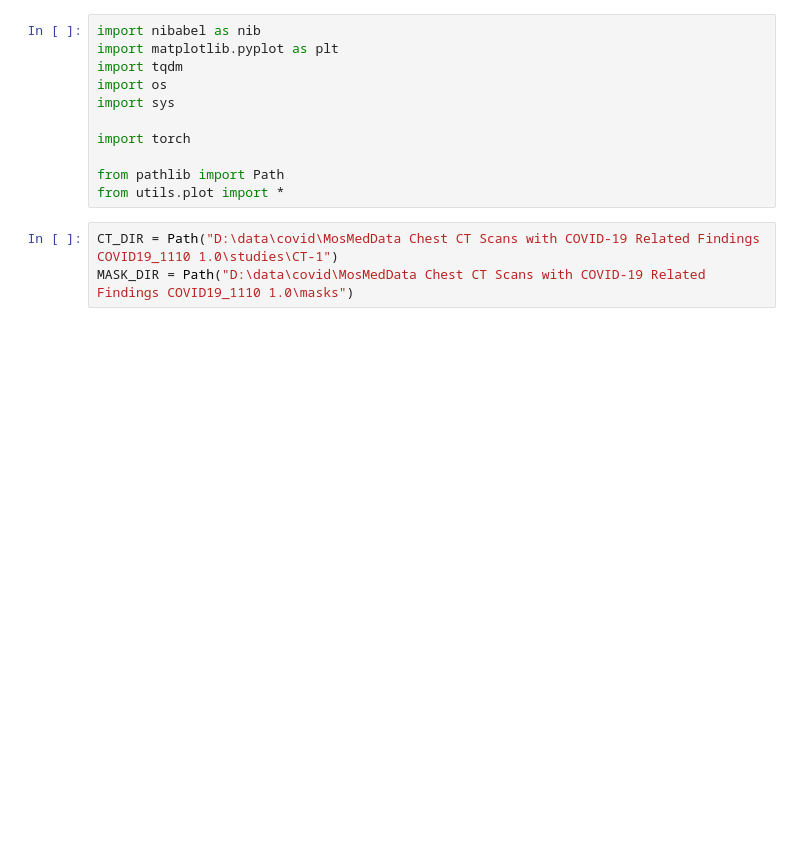
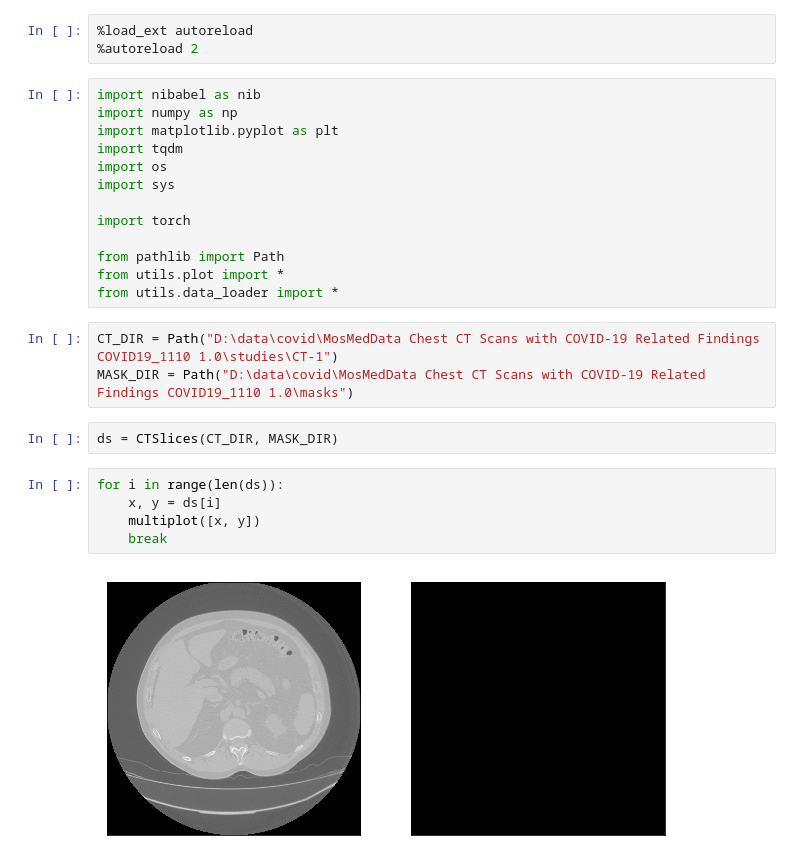
Before and after one commit to sremedios/hophacks-2020, a Jupyter notebook: data_exploration.ipynb, the cells around one changed output. Cells and saved outputs as stored; diff of their text form; blank space fills up the shorter version.

```diff
--- a/data_exploration.ipynb
+++ b/data_exploration.ipynb
@@ -1,5 +1,9 @@
+# %%
+%load_ext autoreload
+%autoreload 2
 # %%
 import nibabel as nib
+import numpy as np
 import matplotlib.pyplot as plt
 import tqdm
 import os
@@ -9,6 +13,16 @@ import torch
 
 from pathlib import Path
 from utils.plot import *
+from utils.data_loader import *
 # %%
 CT_DIR = Path("D:\data\covid\MosMedData Chest CT Scans with COVID-19 Related Findings COVID19_1110 1.0\studies\CT-1")
 MASK_DIR = Path("D:\data\covid\MosMedData Chest CT Scans with COVID-19 Related Findings COVID19_1110 1.0\masks")
+# %%
+ds = CTSlices(CT_DIR, MASK_DIR)
+# %%
+for i in range(len(ds)):
+    x, y = ds[i]
+    multiplot([x, y])
+    break
+# %% [output]
+[figure, added]
```
Also changed, not shown: parts of 2 cells of this notebook, 4 other files.
